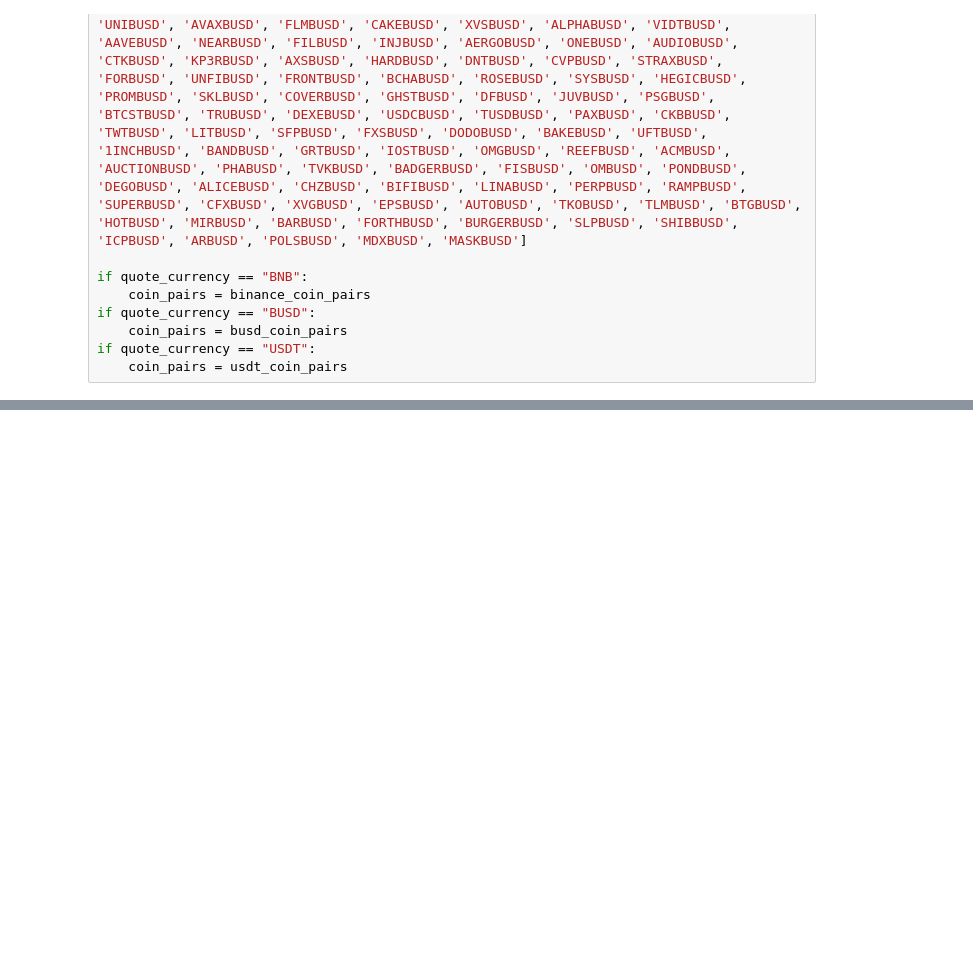
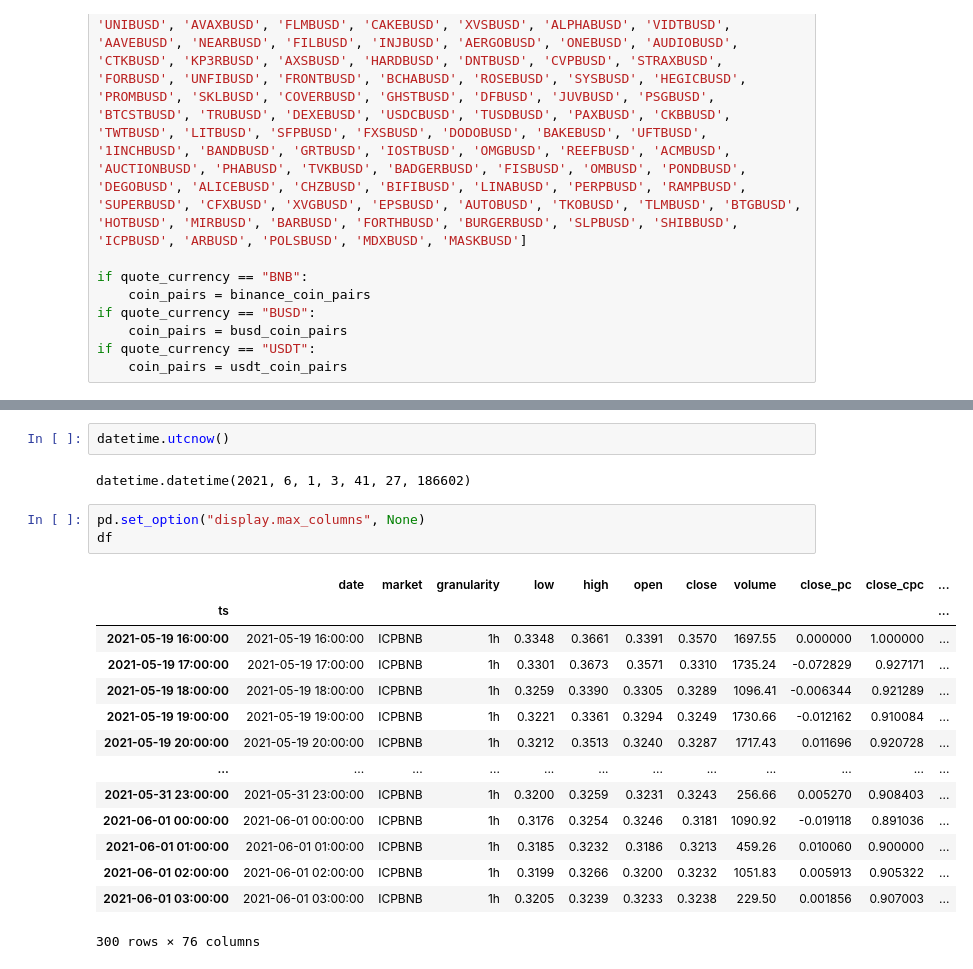
Before and after one commit to aswinkp/pycryptobot, a Jupyter notebook: Detect BUYs.ipynb, the cells around one changed output, grey strips where cells are left out. Drawn from its saved outputs; the diff is of its cells as text; blank space fills up the shorter version.

```diff
--- a/Detect BUYs.ipynb
+++ b/Detect BUYs.ipynb
@@ -307,0 +293,22 @@ dataframe
+# %%
+datetime.utcnow()
+# %% [output]
+datetime.datetime(2021, 6, 1, 3, 41, 27, 186602)
+# %%
+pd.set_option("display.max_columns", None)
+df
+# %% [output]
+|  | date | market | granularity | low | high | open | close | volume | close_pc | close_cpc | ... |
+| ts |  |  |  |  |  |  |  |  |  |  | ... |
+| 2021-05-19 16:00:00 | 2021-05-19 16:00:00 | ICPBNB | 1h | 0.3348 | 0.3661 | 0.3391 | 0.3570 | 1697.55 | 0.000000 | 1.000000 | ... |
+| 2021-05-19 17:00:00 | 2021-05-19 17:00:00 | ICPBNB | 1h | 0.3301 | 0.3673 | 0.3571 | 0.3310 | 1735.24 | -0.072829 | 0.927171 | ... |
+| 2021-05-19 18:00:00 | 2021-05-19 18:00:00 | ICPBNB | 1h | 0.3259 | 0.3390 | 0.3305 | 0.3289 | 1096.41 | -0.006344 | 0.921289 | ... |
+| 2021-05-19 19:00:00 | 2021-05-19 19:00:00 | ICPBNB | 1h | 0.3221 | 0.3361 | 0.3294 | 0.3249 | 1730.66 | -0.012162 | 0.910084 | ... |
+| 2021-05-19 20:00:00 | 2021-05-19 20:00:00 | ICPBNB | 1h | 0.3212 | 0.3513 | 0.3240 | 0.3287 | 1717.43 | 0.011696 | 0.920728 | ... |
+| ... | ... | ... | ... | ... | ... | ... | ... | ... | ... | ... | ... |
+| 2021-05-31 23:00:00 | 2021-05-31 23:00:00 | ICPBNB | 1h | 0.3200 | 0.3259 | 0.3231 | 0.3243 | 256.66 | 0.005270 | 0.908403 | ... |
+| 2021-06-01 00:00:00 | 2021-06-01 00:00:00 | ICPBNB | 1h | 0.3176 | 0.3254 | 0.3246 | 0.3181 | 1090.92 | -0.019118 | 0.891036 | ... |
+| 2021-06-01 01:00:00 | 2021-06-01 01:00:00 | ICPBNB | 1h | 0.3185 | 0.3232 | 0.3186 | 0.3213 | 459.26 | 0.010060 | 0.900000 | ... |
+| 2021-06-01 02:00:00 | 2021-06-01 02:00:00 | ICPBNB | 1h | 0.3199 | 0.3266 | 0.3200 | 0.3232 | 1051.83 | 0.005913 | 0.905322 | ... |
+| 2021-06-01 03:00:00 | 2021-06-01 03:00:00 | ICPBNB | 1h | 0.3205 | 0.3239 | 0.3233 | 0.3238 | 229.50 | 0.001856 | 0.907003 | ... |
+300 rows × 76 columns
```
Also changed, not shown: parts of 8 cells of this notebook, 4 other files.
